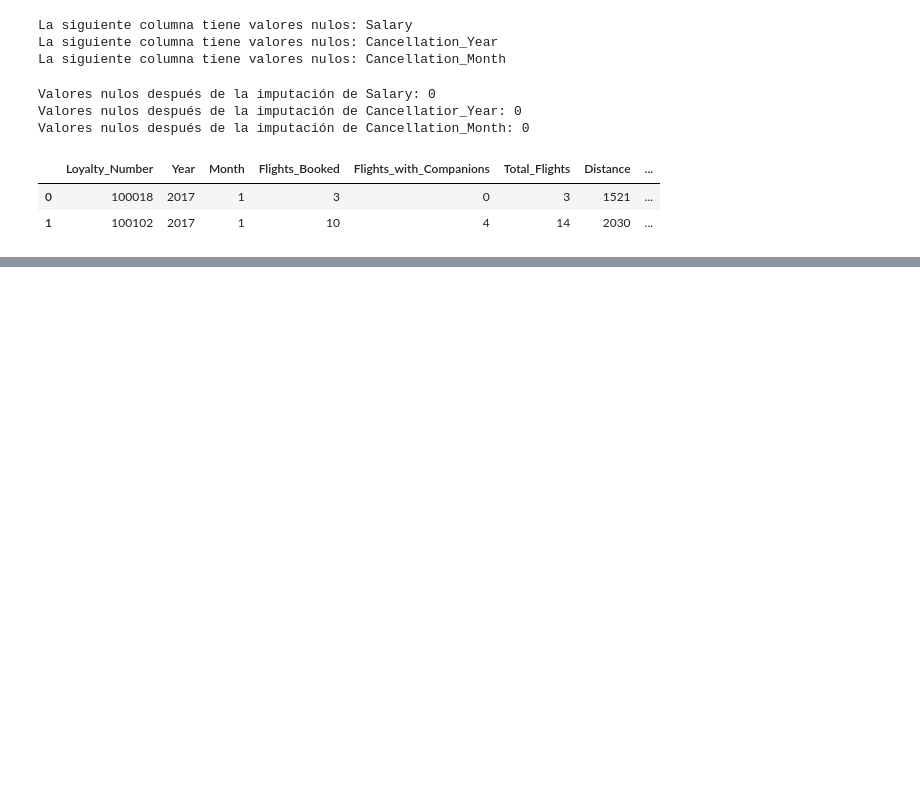
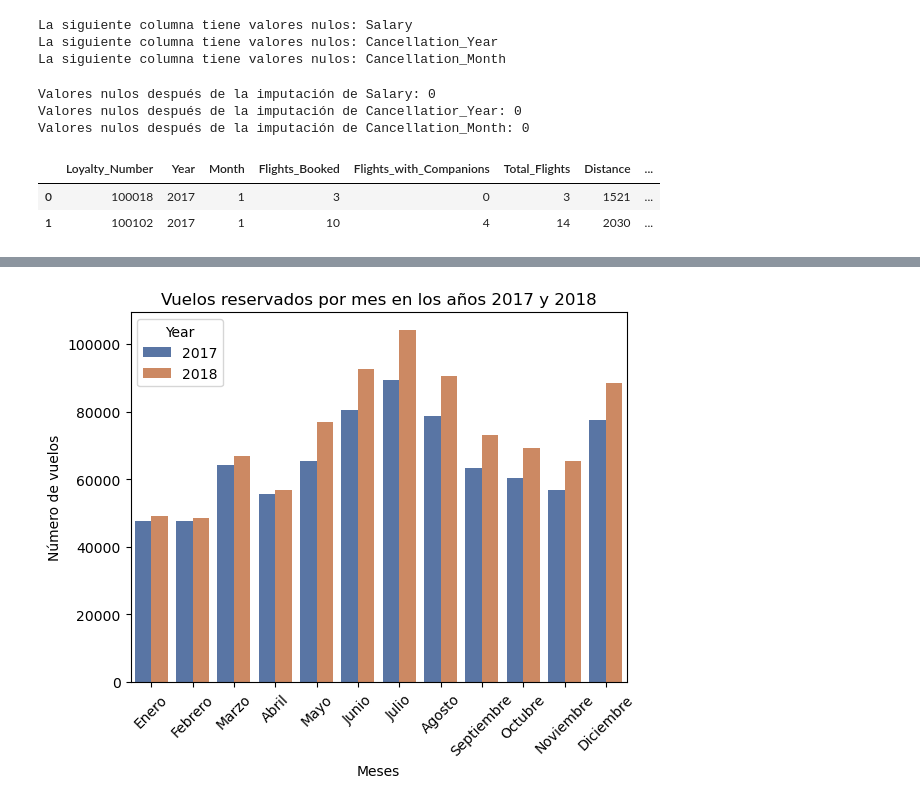
Before and after one commit to Adalab/bda-modulo-3-evaluacion-final-MPNimo, a Jupyter notebook: evaluacion-final-modulo3.ipynb, the cells around one changed output, grey strips where cells are left out. Drawn from its saved outputs; the diff is of its cells as text; code cells hidden in the pictures; blank space fills up the shorter version.

Commit message:
Creación del CSV completo y modificaciones del código de la evaluación

```diff
--- a/evaluacion-final-modulo3.ipynb
+++ b/evaluacion-final-modulo3.ipynb
@@ -526,0 +539,31 @@ df_completo.head(2)
+# %%
+def mes_nomb(mes_num):
+    if mes_num == 1:
+        return 'Enero'
+    elif mes_num == 2:
+        return 'Febrero'
+    elif mes_num == 3:
+        return 'Marzo'
+    elif mes_num == 4:
+        return 'Abril'
+    elif mes_num == 5:
+        return 'Mayo'
+    elif mes_num == 6:
+        return 'Junio'
+    elif mes_num == 7:
+        return 'Julio'
+    elif mes_num == 8:
+        return 'Agosto'
+    elif mes_num == 9:
+        return 'Septiembre'
+    elif mes_num == 10:
+        return 'Octubre'
+    elif mes_num == 11:
+        return 'Noviembre'
+    elif mes_num == 12:
+        return 'Diciembre'
+    else:
+        return 'NaN'
+# %%
+df_completo['Month_Name'] = df_completo['Month'].apply(mes_nomb)
+df_completo.sample(10)
@@ -526,0 +584,3 @@ df_completo.head(2)
+# %%
+df_q1 = df_completo[['Flights_Booked', 'Month_Name', 'Year']]
+df_q1.sample(5)
@@ -526,0 +594,3 @@ df_completo.head(2)
+# %%
+df_q1_month_year = df_q1.groupby(['Month_Name', 'Year']).sum('Flights_Booked').reset_index()
+df_q1_month_year.head(5)
@@ -526,0 +604,8 @@ df_completo.head(2)
+# %%
+sns.barplot(data=df_q1_month_year, x='Month_Name', y='Flights_Booked' ,hue='Year', palette='deep')
+plt.xticks(rotation = 45)
+plt.xlabel('Meses')
+plt.ylabel('Número de vuelos')
+plt.title('Vuelos reservados por mes en los años 2017 y 2018');
+# %% [output]
+[figure, added]
```
Also changed, not shown: parts of 10 cells of this notebook, 1 other file.
